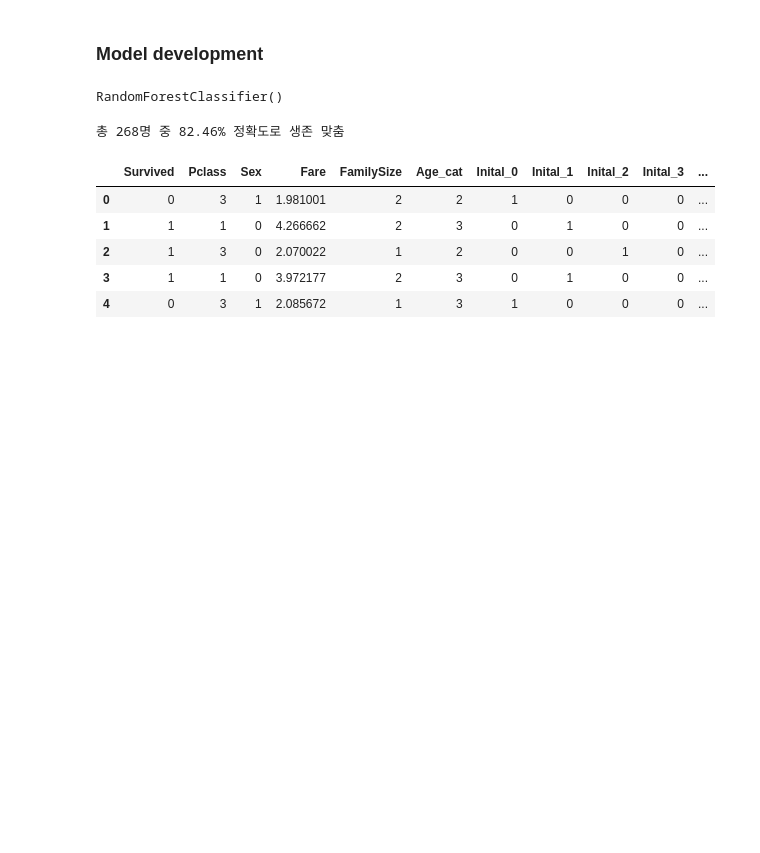
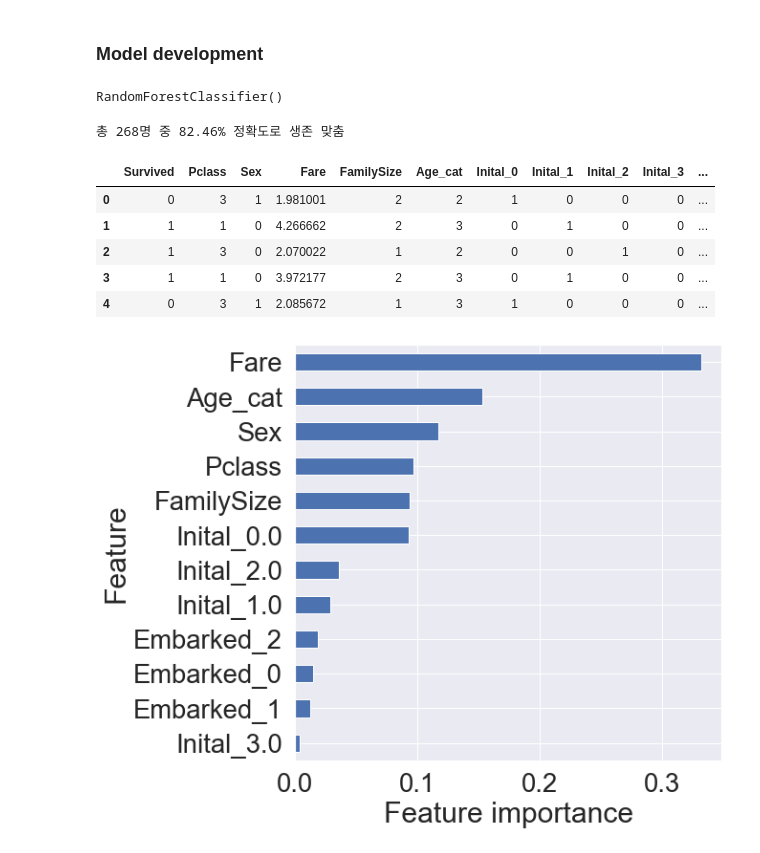
Before and after one commit to YuLim2/Kaggle, a Jupyter notebook: titanic/titanic-my-first-data-analysis.ipynb, the cells around one changed output. Saved outputs shown, nothing was run; the diff lists cells and outputs as text; code cells hidden in the pictures; blank space fills up the shorter version.

```diff
--- a/titanic/titanic-my-first-data-analysis.ipynb
+++ b/titanic/titanic-my-first-data-analysis.ipynb
@@ -603,6 +604,8 @@ df_test.drop(['PassengerId', 'Name', 'SibSp', 'Parch', 'Ticket', 'Cabin'], axis=
 from sklearn.ensemble import RandomForestClassifier
 from sklearn import metrics
 from sklearn.model_selection import train_test_split
+# %%
+df_test['Fare'].fillna(round(df_test['Fare'].sum()/len(df_test), 4), inplace=True)
 # %%
 X_train = df_train.drop('Survived', axis=1).values
 target_label = df_train['Survived'].values
@@ -631,0 +637,11 @@ df_train.head()
+# %%
+feature_importance = model.feature_importances_
+Series_feat_imp = Series(feature_importance, index=df_test.columns)
+# %%
+plt.figure(figsize=(8, 8))
+Series_feat_imp.sort_values(ascending=True).plot.barh()
+plt.xlabel('Feature importance')
+plt.ylabel('Feature')
+plt.show()
+# %% [output]
+[figure, added]
```
Also changed, not shown: parts of 8 cells of this notebook.
